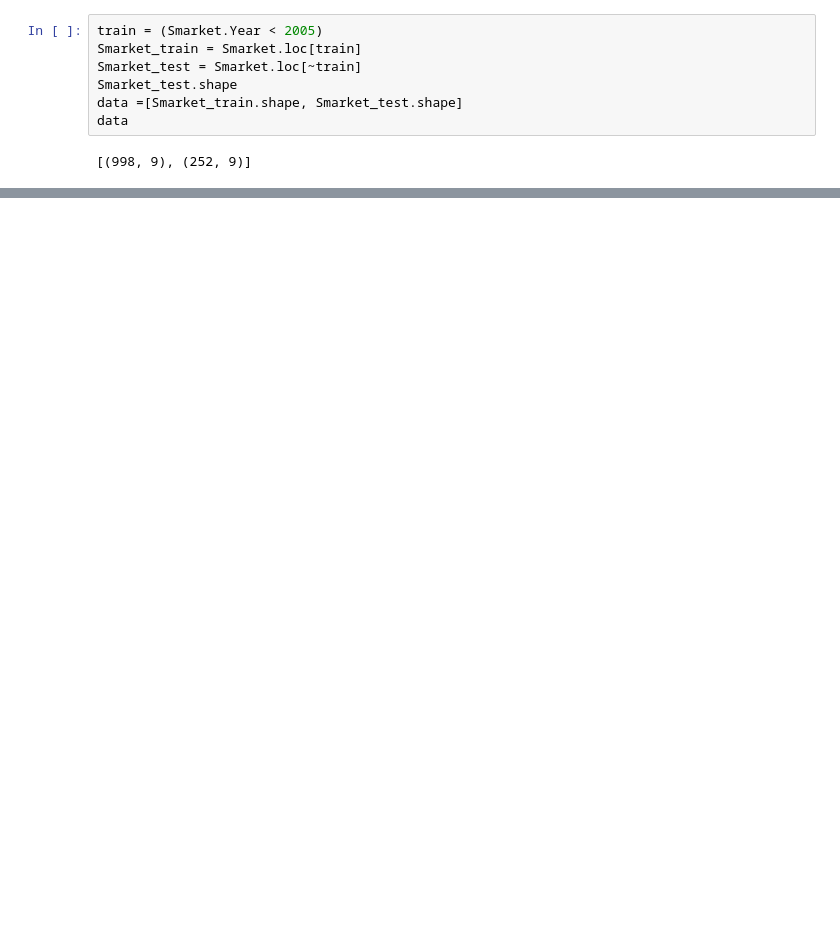
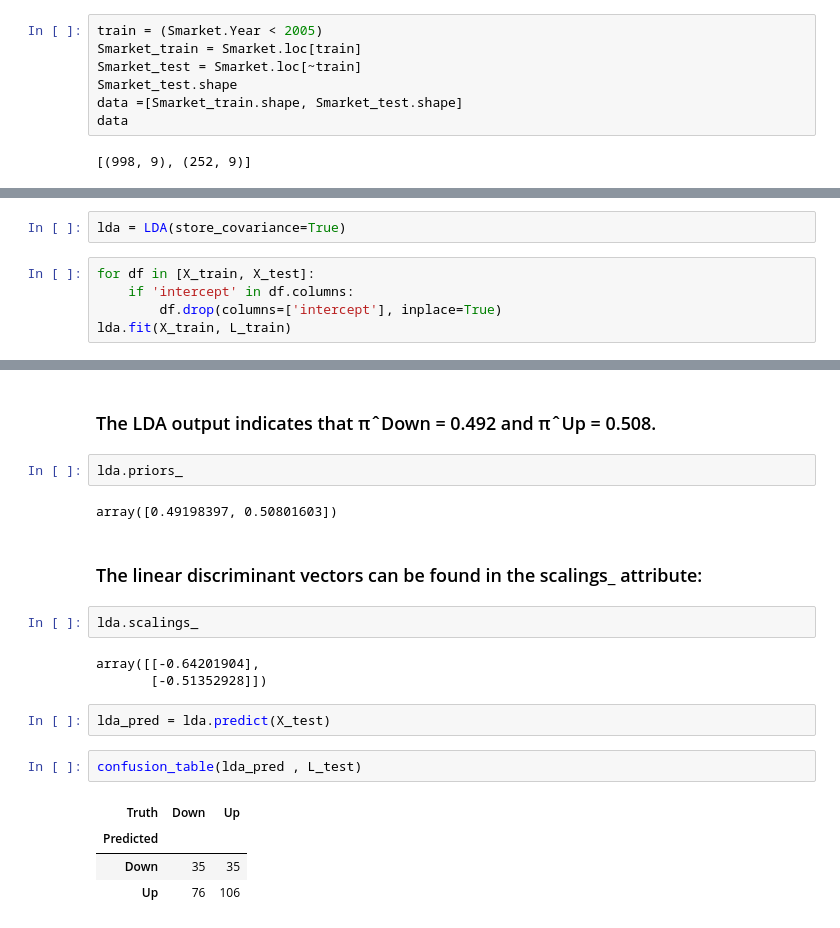
Before and after one commit to rabobahago/Python_ML_Data_Science, a Jupyter notebook: ML_with_python/classification/main.ipynb, the cells around one changed output, grey strips where cells are left out. Drawn from its saved outputs; the diff is of its cells as text; blank space fills up the shorter version.

Commit message:
linear discriminant analysis implemented

```diff
--- a/ML_with_python/classification/main.ipynb
+++ b/ML_with_python/classification/main.ipynb
@@ -138,0 +188,7 @@ data
+# %%
+lda = LDA(store_covariance=True)
+# %%
+for df in [X_train, X_test]:
+    if 'intercept' in df.columns:
+        df.drop(columns=['intercept'], inplace=True)
+lda.fit(X_train, L_train)
@@ -138,0 +210,22 @@ data
+# %% [markdown]
+### The LDA output indicates that πˆDown = 0.492 and πˆUp = 0.508.
+# %%
+lda.priors_
+# %% [output]
+array([0.49198397, 0.50801603])
+# %% [markdown]
+### The linear discriminant vectors can be found in the scalings_ attribute:
+# %%
+lda.scalings_
+# %% [output]
+array([[-0.64201904],
+       [-0.51352928]])
+# %%
+lda_pred = lda.predict(X_test)
+# %%
+confusion_table(lda_pred , L_test)
+# %% [output]
+| Truth | Down | Up |
+| Predicted |  |  |
+| Down | 35 | 35 |
+| Up | 76 | 106 |
```
Also changed, not shown: parts of 19 cells of this notebook.
